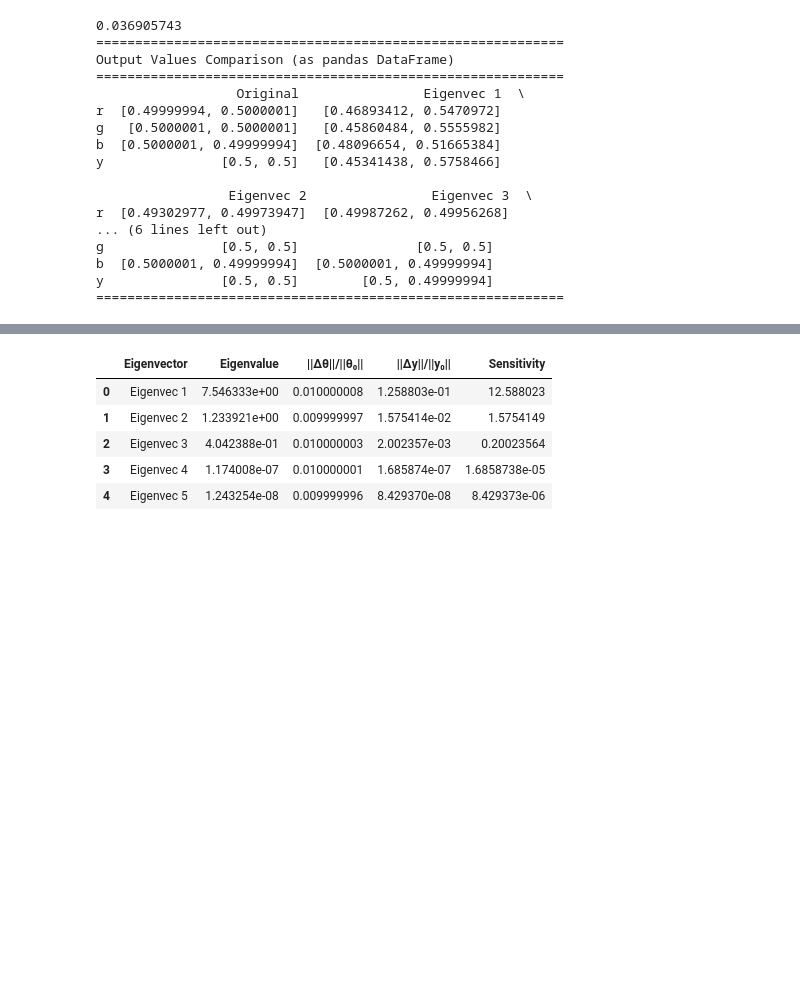
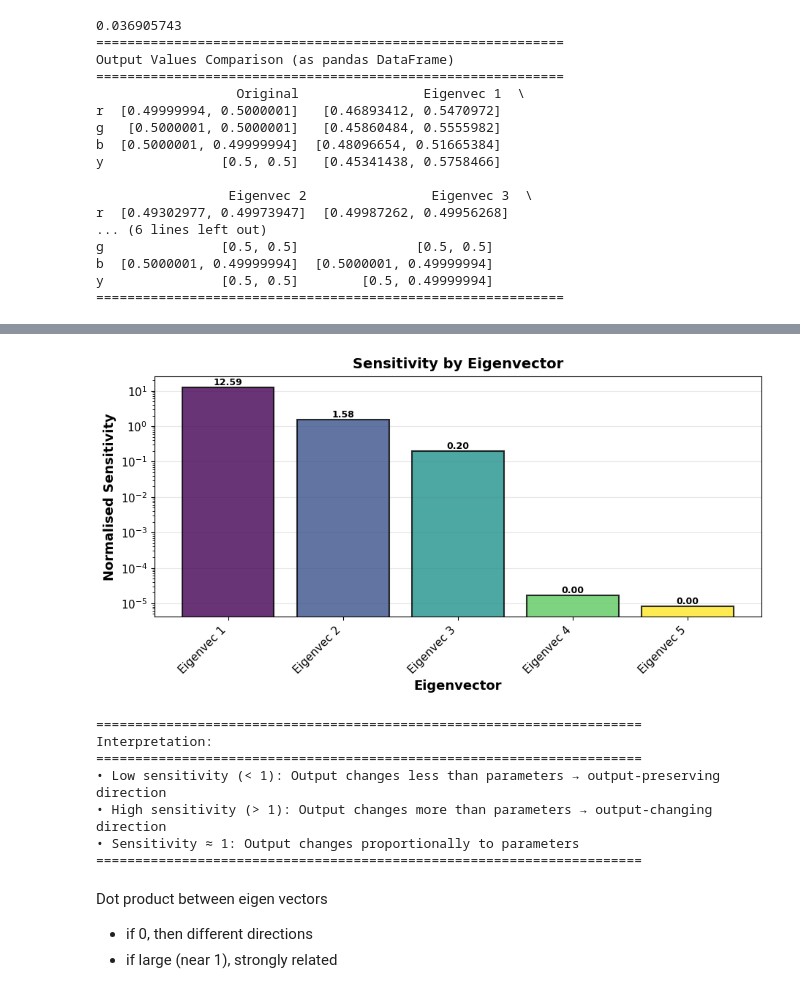
Before and after one commit to hizakim/4th_yr_project, a Jupyter notebook: TMR_after_2.ipynb, the cells around one changed output, grey strips where cells are left out. Drawn from its saved outputs; the diff is of its cells as text; code cells hidden in the pictures; blank space fills up the shorter version.

```diff
--- a/TMR_after_2.ipynb
+++ b/TMR_after_2.ipynb
@@ -586,7 +584,7 @@ sensitivity_results = {
 
 # Test each eigenvector
 for i, eig_idx in enumerate(eigenvec_indices):
-    # Get eigenvector and normalize to perturbation magnitude
+    # Get eigenvector and normalise to perturbation magnitude
     eigenvec = all_eigenvectors[sample_idx][:, eig_idx]
     eigenvec_normalized = eigenvec / jnp.linalg.norm(eigenvec) * delta_theta_magnitude
 
@@ -609,7 +607,7 @@ for i, eig_idx in enumerate(eigenvec_indices):
     rel_change_y = delta_y_norm / y_0_norm
     rel_change_theta = delta_theta_norm / theta_0_norm
 
-    # Compute normalized sensitivity: (||Δy||/||y₀||) / (||Δθ||/||θ₀||)
+    # Compute normalised sensitivity:
     sensitivity = rel_change_y / rel_change_theta if rel_change_theta > 0 else np.nan
 
     # Get corresponding eigenvalue
@@ -617,7 +615,6 @@ for i, eig_idx in enumerate(eigenvec_indices):
 
     # Store results
     sensitivity_results['Eigenvector'].append(eigenvec_labels[i])
-    sensitivity_results['Eigenvalue_Rank'].append(eig_idx)
     sensitivity_results['Eigenvalue'].append(eig_val)
     sensitivity_results['||Δθ||/||θ₀||'].append(rel_change_theta)
     sensitivity_results['||Δy||/||y₀||'].append(rel_change_y)
@@ -631,14 +628,6 @@ for i, eig_idx in enumerate(eigenvec_indices):
     print(f"  Sensitivity: {sensitivity:.6f}")
     print(f"  y_perturbed: {y_p}")
     print()
-
-# Create summary DataFrame
-sensitivity_df = pd.DataFrame(sensitivity_results)
-print("="*80)
-print("Summary: Normalized Sensitivity Analysis")
-print("="*80)
-print(sensitivity_df[['Eigenvector', 'Eigenvalue', '||Δθ||/||θ₀||', '||Δy||/||y₀||', 'Sensitivity']].to_string(index=False))
-print("="*80)
 # %% [output]
 Original parameter vector norm: ||θ₀|| = 3.690574
 Perturbation magnitude: ||Δθ|| = 0.036906 (1.0% of ||θ₀||)
@@ -701,10 +649,55 @@ Interpretation:
-# %%
-# Display the sensitivity DataFrame for reference
-display(sensitivity_df[['Eigenvector', 'Eigenvalue', '||Δθ||/||θ₀||', '||Δy||/||y₀||', 'Sensitivity']])
-# %% [output]
-|  | Eigenvector | Eigenvalue | ||Δθ||/||θ₀|| | ||Δy||/||y₀|| | Sensitivity |
-| 0 | Eigenvec 1 | 7.546333e+00 | 0.010000008 | 1.258803e-01 | 12.588023 |
-| 1 | Eigenvec 2 | 1.233921e+00 | 0.009999997 | 1.575414e-02 | 1.5754149 |
-| 2 | Eigenvec 3 | 4.042388e-01 | 0.010000003 | 2.002357e-03 | 0.20023564 |
-| 3 | Eigenvec 4 | 1.174008e-07 | 0.010000001 | 1.685874e-07 | 1.6858738e-05 |
-| 4 | Eigenvec 5 | 1.243254e-08 | 0.009999996 | 8.429370e-08 | 8.429373e-06 |
+# %%
+# Visualise sensitivity by eigenvector
+n_eigenvecs = len(sensitivity_results['Eigenvector'])
+sensitivities = sensitivity_results['Sensitivity']
+eigenvec_labels = sensitivity_results['Eigenvector']
+
+fig, ax = plt.subplots(1, 1, figsize=(10, 4.5))
+fig.subplots_adjust(left=0.12, right=0.95, top=0.88, bottom=0.15)
+
+# Bar chart of sensitivities
+colors = plt.cm.viridis(np.linspace(0, 1, n_eigenvecs))
+bars = ax.bar(range(n_eigenvecs), sensitivities,
+              color=colors, edgecolor='black', linewidth=1.5, alpha=0.8, zorder=2)
+ax.set_xlabel('Eigenvector', fontsize=13, fontweight='bold')
+ax.set_ylabel('Normalised Sensitivity', fontsize=13, fontweight='bold')
+ax.set_title('Sensitivity by Eigenvector', fontsize=14, fontweight='bold', pad=8)
+ax.set_xticks(range(n_eigenvecs))
+ax.set_xticklabels(eigenvec_labels, rotation=45, ha='right', fontsize=10)
+ax.set_yscale('log')
+ax.grid(True, alpha=0.3, axis='y', zorder=0)
+ax.tick_params(labelsize=11)
+
+# Add value labels on bars
+for i, sensitivity_val in enumerate(sensitivities):
+    # Handle zero or very small values for log scale
+    if sensitivity_val > 0:
+        ax.text(i, sensitivity_val, f"{sensitivity_val:.2f}",
+                ha='center', va='bottom', fontsize=9, fontweight='bold', zorder=4)
+    else:
+        # For zero sensitivity, place label at a small value above the bar
+        ax.text(i, 1e-5, "0.00",
+                ha='center', va='bottom', fontsize=9, fontweight='bold', zorder=4, color='gray')
+
+plt.show()
+
+print("\n" + "="*70)
+print("Interpretation:")
+print("="*70)
+print("• Low sensitivity (< 1): Output changes less than parameters → output-preserving direction")
+print("• High sensitivity (> 1): Output changes more than parameters → output-changing direction")
+print("• Sensitivity ≈ 1: Output changes proportionally to parameters")
+print("="*70)
+# %% [output]
+[figure, added]
+======================================================================
+Interpretation:
+======================================================================
+• Low sensitivity (< 1): Output changes less than parameters → output-preserving direction
+• High sensitivity (> 1): Output changes more than parameters → output-changing direction
+• Sensitivity ≈ 1: Output changes proportionally to parameters
+======================================================================
+# %% [markdown]
+ Dot product between eigen vectors
+ - if 0, then different directions
+ - if large (near 1), strongly related
```
Also changed, not shown: parts of 8 cells of this notebook.
